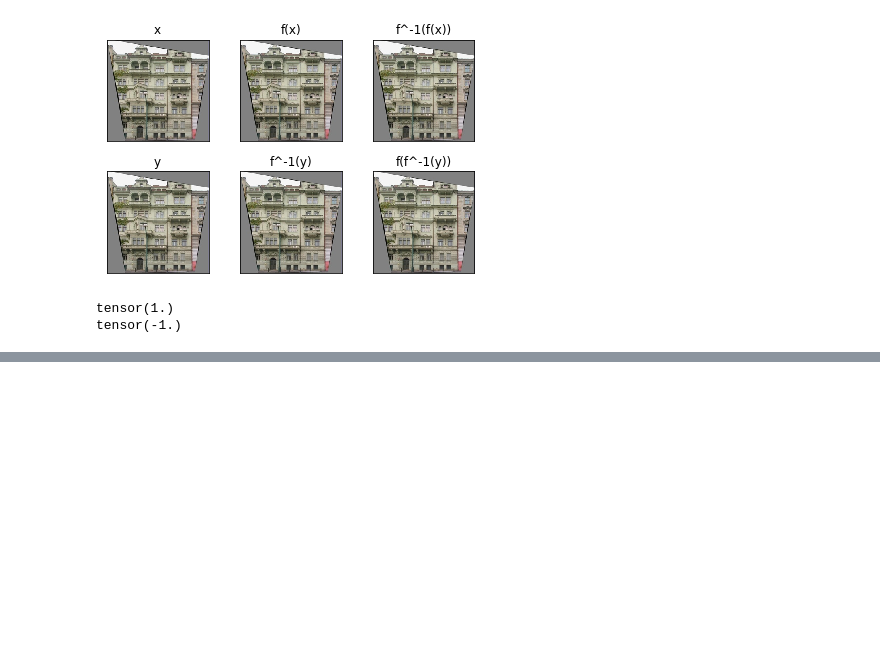
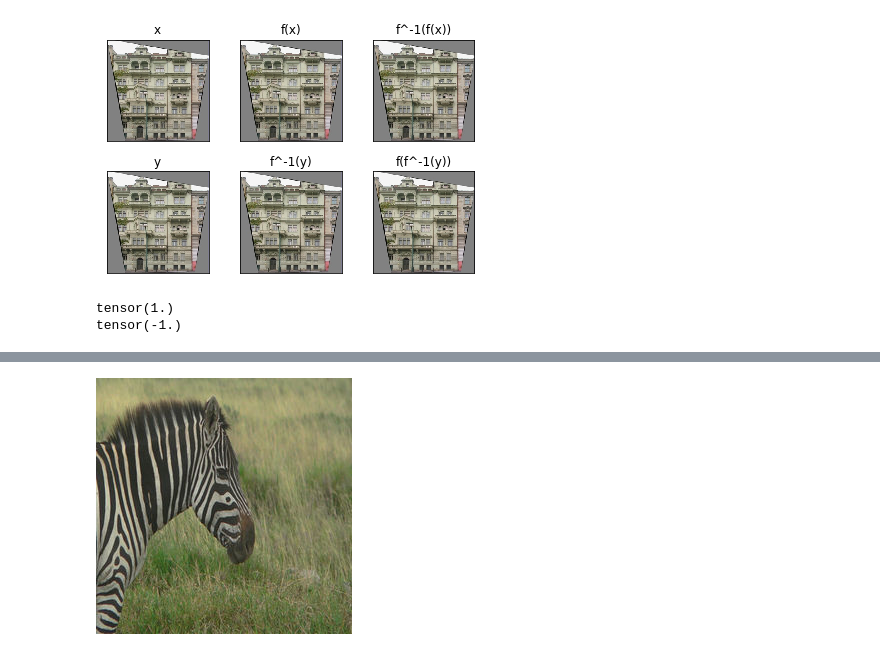
Before and after one commit to davidtag/cs236-project, a Jupyter notebook: Sandbox.ipynb, the cells around one changed output, grey strips where cells are left out. Cells and saved outputs as stored; diff of their text form; code cells hidden in the pictures; blank space fills up the shorter version.

```diff
--- a/Sandbox.ipynb
+++ b/Sandbox.ipynb
@@ -62,0 +80,4 @@ tensor(-1.)
+# %%
+im_B
+# %% [output]
+[figure, added]
```
Also changed, not shown: parts of 52 cells of this notebook, 3 other files.
